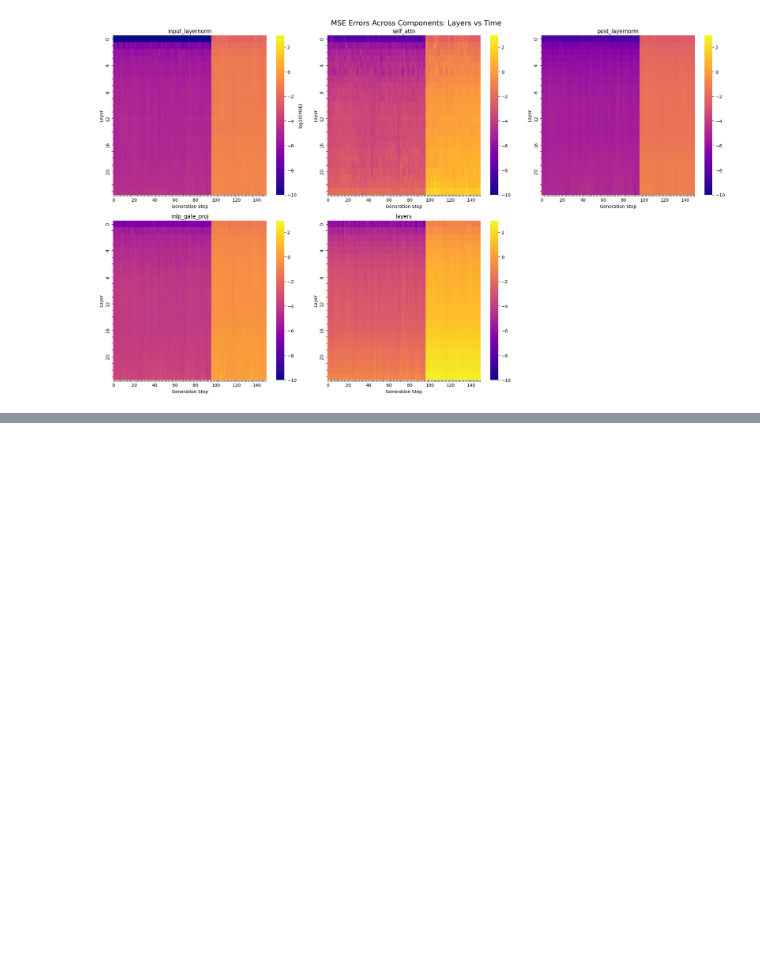
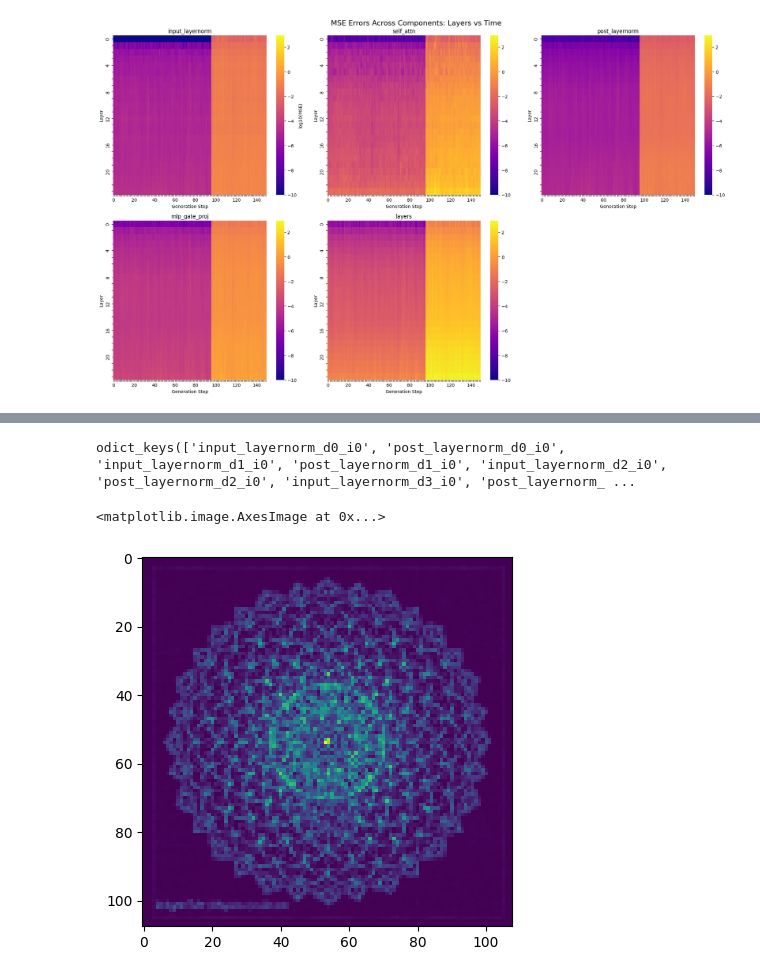
Before and after one commit to kornia/kornia-rs, a Jupyter notebook: examples/smol_vlm/validation/validation.ipynb, the cells around one changed output, grey strips where cells are left out. Saved outputs shown, nothing was run; the diff lists cells and outputs as text; code cells hidden in the pictures; blank space fills up the shorter version.

```diff
--- a/examples/smol_vlm/validation/validation.ipynb
+++ b/examples/smol_vlm/validation/validation.ipynb
@@ -172,0 +184,7 @@ processor.tokenizer.decode(outputs.sequences[0], skip_special_tokens=True)
+# %%
+with safe_open("/home/ahc/.cache/huggingface/hub/models--HuggingFaceTB--SmolVLM-Instruct/snapshots/81cd9a775a4d644f2faf4e7becff4559b46b14c7/model.safetensors", framework="pt", device="cpu") as f:
+    print(f.get_tensor("model.vision_model.encoder.layers.26.layer_norm1.bias"))
+    print(
+        torch.functional.F.mse_loss(model.model.vision_model.encoder.layers[26].layer_norm1.bias.cuda(),
+        f.get_tensor("model.vision_model.encoder.layers.26.layer_norm1.bias").cuda())
+    )
@@ -175,6 +197,8 @@ calc_err = lambda rust, python: (
     torch.nn.functional.mse_loss(rust.squeeze(), python.squeeze()).item(),
     torch.nn.functional.l1_loss(rust.squeeze(), python.squeeze()).item()
 )
+calc_spatial_err = lambda rust, python: ((rust-python)**2).mean(dim=-1)[:16].reshape(4,4,27,27).permute(0,2,1,3).reshape(4*27,4*27).float()
+calc_patch_embed_err = lambda rust, python: ((rust-python)**2).mean(dim=1)[:16].reshape(4,4,27,27).permute(0,2,1,3).reshape(108,108).float()
 top_err = lambda rust, python: (rust.argsort(descending=True)[0].item(), python.squeeze().argsort(descending=True)[0].item())
 topK_logits = lambda rust, python: (rust.argsort(descending=True)[:15], python.squeeze().argsort(descending=True)[:15])
 
@@ -242,6 +266,14 @@ Mismatch at index 2: Python top 3004, Rust top 4541
 # %%
 with safe_open("../validation_data/rust_isp_encoder.safetensors", framework="pt", device="cpu") as f:
     err_result = act_isp_vision.compare_rust_activations(range(1), f, calc_err)
+    err_result_spatial = act_isp_vision.compare_rust_activations(
+        range(1), f, calc_spatial_err,
+        subset=[f"input_layernorm_d{layer_d}" for layer_d in range(27)] + [f"post_layernorm_d{layer_d}" for layer_d in range(27)]
+    )
+    err_result_patch_embed = act_isp_vision.compare_rust_activations(
+        range(1), f, calc_patch_embed_err,
+        subset=["patch_embeddings"]
+    )
 
     for i in range(1):
         print(f"============== IMAGE [{i:>3}] ==============")
@@ -251,6 +283,7 @@ with safe_open("../validation_data/rust_isp_encoder.safetensors", framework="pt"
         for layer_d in range(27):
             layer_fmt = lambda layer: err_fmt(*err_result[f"{layer}_d{layer_d}_i{i}"])
 
+            print(f"[LAYER {layer_d:>2}]")
             print(f"    [INPUT LAYERNORM]   {layer_fmt("input_layernorm")}")
             print(f"    [SELF ATTN]         {layer_fmt("self_attn")}")
             print(f"    [POST LAYERNORM]    {layer_fmt("post_layernorm")}")
@@ -544,3 +577,13 @@ Highest error at: post_layernorm in layer 24 = 1.85e+00
 [figure]
 === Side-by-side Comparison ===
 [figure]
+# %%
+err_result_spatial.keys()
+# %% [output]
+odict_keys(['input_layernorm_d0_i0', 'post_layernorm_d0_i0', 'input_layernorm_d1_i0', 'post_layernorm_d1_i0', 'input_layernorm_d2_i0', 'post_layernorm_d2_i0', 'input_layernorm_d3_i0', 'post_layernorm_ ...
+# %%
+im = plt.imshow(err_result_patch_embed["patch_embeddings_i0"])
+plt.colorbar(im, shrink=0.8)
+# %% [output]
+<matplotlib.image.AxesImage at 0x...>
+[figure, added]
```
Also changed, not shown: parts of 8 cells of this notebook, 8 other files.
